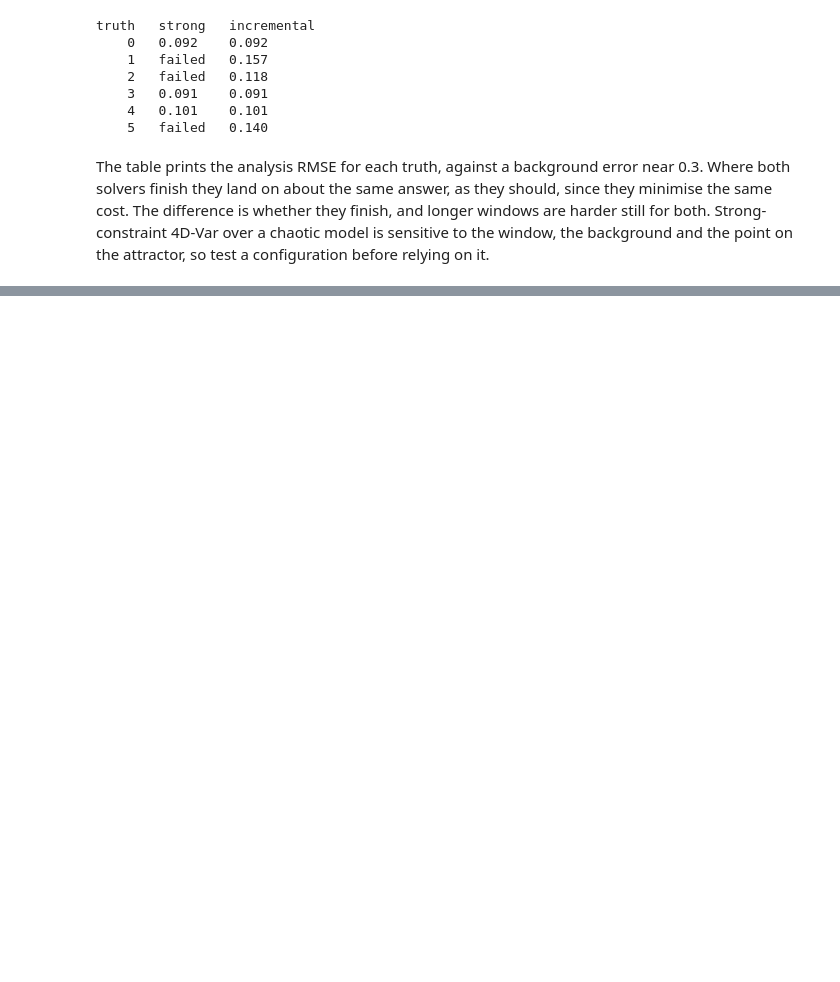
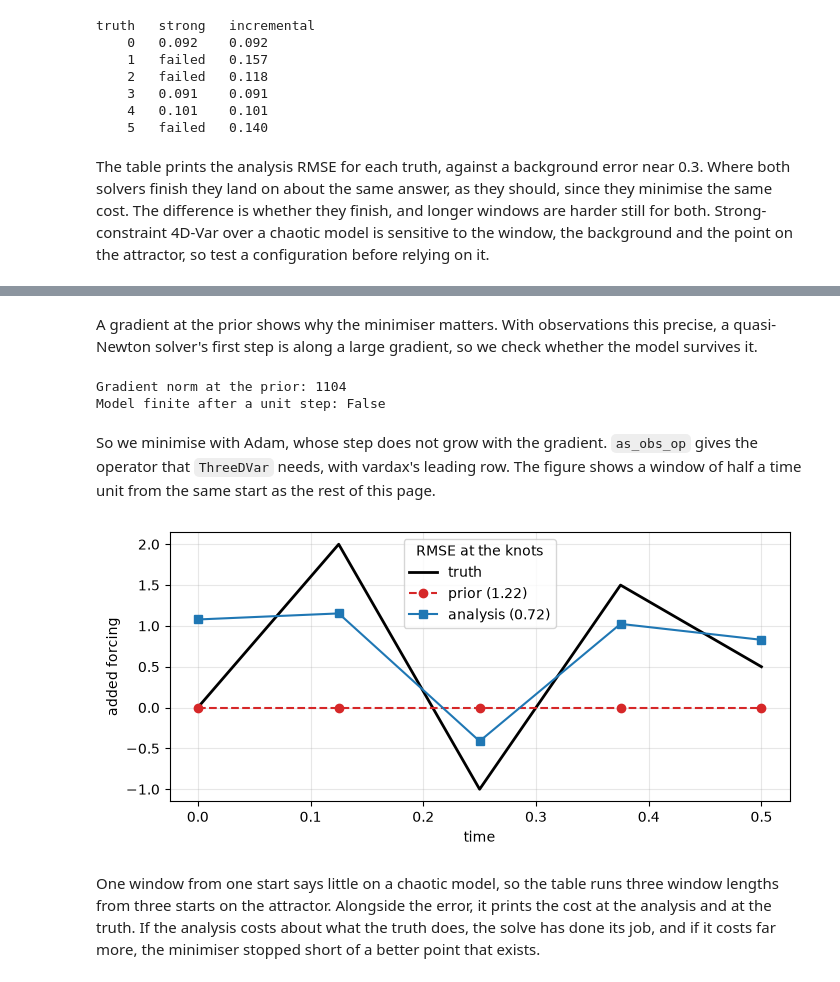
Before and after one commit to jejjohnson/sesmax, a Jupyter notebook: docs/notebooks/data_assimilation_4dvar.ipynb, the cells around one changed output, grey strips where cells are left out. Drawn from its saved outputs; the diff is of its cells as text; code cells hidden in the pictures; blank space fills up the shorter version.

```diff
--- a/docs/notebooks/data_assimilation_4dvar.ipynb
+++ b/docs/notebooks/data_assimilation_4dvar.ipynb
@@ -349,0 +451,69 @@ The table prints the analysis RMSE for each truth, against a background error ne
+# %% [markdown]
+A gradient at the prior shows why the minimiser matters. With observations this precise, a quasi-Newton solver's first step is along a large gradient, so we check whether the model survives it.
+# %%
+# Shapes: D_θ = 5 knots
+
+prior_gradient = jax.grad(
+    lambda series: window_cost(window_operator, observed_stack, series)
+)(prior_series)  # → (D_θ,)
+# θ₁ = μ_θ − ∇𝒥(μ_θ)
+first_step = window_operator(prior_series - prior_gradient)  # → (N_T D_y,)
+print(f"Gradient norm at the prior: {float(jnp.linalg.norm(prior_gradient)):.0f}")
+print(f"Model finite after a unit step: {bool(jnp.all(jnp.isfinite(first_step)))}")
+# %% [output]
+Gradient norm at the prior: 1104
+Model finite after a unit step: False
+# %% [markdown]
+So we minimise with Adam, whose step does not grow with the gradient. `as_obs_op` gives the operator that `ThreeDVar` needs, with vardax's leading row. The figure shows a window of half a time unit from the same start as the rest of this page.
+# %%
+# Shapes: D_θ = 5 knots; N_T D_y = 48 stacked observations
+
+psd = frozenset({lx.symmetric_tag, lx.positive_semidefinite_tag})
+
+
+def estimate_series(window_operator, observed_stack):
+    stack_size = observed_stack.size
+    # today (vardax, sesmax_core, optax)
+    # θ* = argmin 𝒥(θ)
+    solver = ThreeDVar(
+        obs_op=window_operator.as_obs_op(),
+        prior_mean=jnp.zeros((1, num_knots)),
+        prior_cov_op=lx.IdentityLinearOperator(
+            jax.ShapeDtypeStruct((1, num_knots), observed_stack.dtype)
+        ),
+        obs_cov_op=lx.FunctionLinearOperator(
+            lambda vector: series_noise_std**2 * vector,
+            jax.ShapeDtypeStruct((1, stack_size), observed_stack.dtype),
+            psd,
+        ),
+        minimiser=OptaxMinimiser(optax.adam(0.05), max_steps=300),
+        cov_solver=lx.AutoLinearSolver(well_posed=True),
+    )
+    # today (vardax)
+    batch = Batch1D(input=observed_stack[None, None], mask=jnp.ones((1, 1, stack_size)))
+    return solver(batch)[0, 0]  # → (D_θ,)
+
+
+def series_rmse(series):
+    # ‖θ − θ_true‖_RMS
+    return float(jnp.sqrt(jnp.mean((series - true_series) ** 2)))
+
+
+series_estimate = estimate_series(window_operator, observed_stack)  # → (D_θ,)
+
+knots = np.linspace(0.0, 0.5, num_knots)
+fig, ax = plt.subplots(figsize=(8, 3.5))
+ax.plot(knots, true_series, "k-", lw=2, label="truth")
+prior_label = f"prior ({series_rmse(prior_series):.2f})"
+ax.plot(knots, prior_series, "o--", color="C3", label=prior_label)
+estimate_label = f"analysis ({series_rmse(series_estimate):.2f})"
+ax.plot(knots, series_estimate, "s-", color="C0", label=estimate_label)
+ax.set_xlabel("time")
+ax.set_ylabel("added forcing")
+ax.legend(title="RMSE at the knots")
+ax.grid(alpha=0.3)
+plt.show()
+# %% [output]
+[figure, added]
+# %% [markdown]
+One window from one start says little on a chaotic model, so the table runs three window lengths from three starts on the attractor. Alongside the error, it prints the cost at the analysis and at the truth. If the analysis costs about what the truth does, the solve has done its job, and if it costs far more, the minimiser stopped short of a better point that exists.
```
Also changed, not shown: parts of 8 cells of this notebook, 9 other files.
